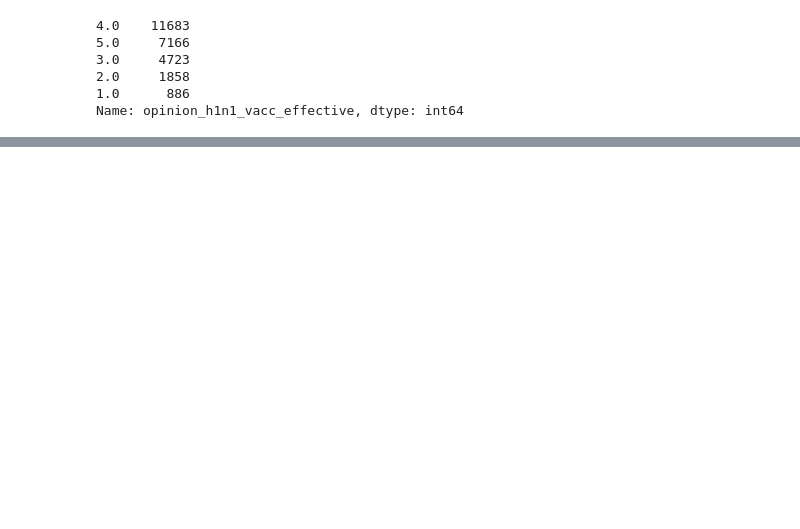
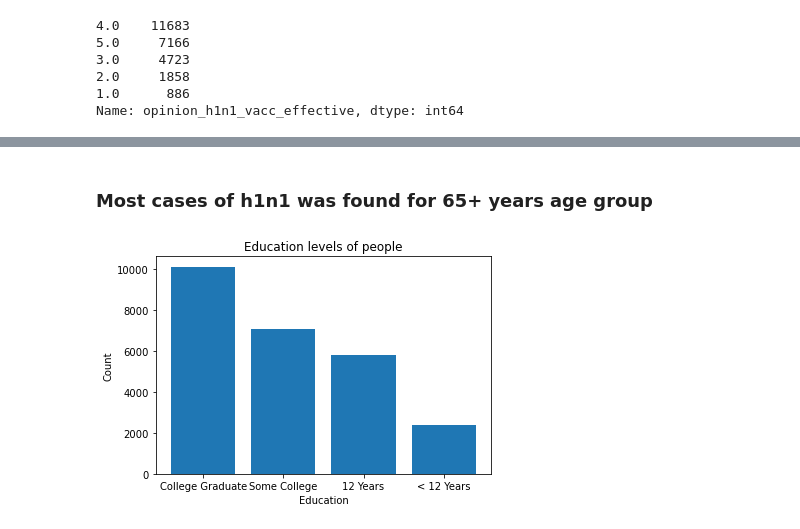
Before and after one commit to prithviraj-maurya/Flu-Shot-Learning-ML, a Jupyter notebook: Project-flu-vaccine-eda.ipynb, the cells around one changed output, grey strips where cells are left out. Cells and saved outputs as stored; diff of their text form; code cells hidden in the pictures; blank space fills up the shorter version.

```diff
--- a/Project-flu-vaccine-eda.ipynb
+++ b/Project-flu-vaccine-eda.ipynb
@@ -249,0 +364,10 @@ Name: health_worker, dtype: int64
+# %% [markdown]
+### Most cases of h1n1 was found for 65+ years age group
+# %%
+education_levels = train_set_features_df.education.value_counts()
+plt.title("Education levels of people")
+plt.ylabel("Count")
+plt.xlabel("Education")
+plt.bar(education_levels.index, education_levels.values);
+# %% [output]
+[figure, added]
```
Also changed, not shown: parts of 57 cells of this notebook.
